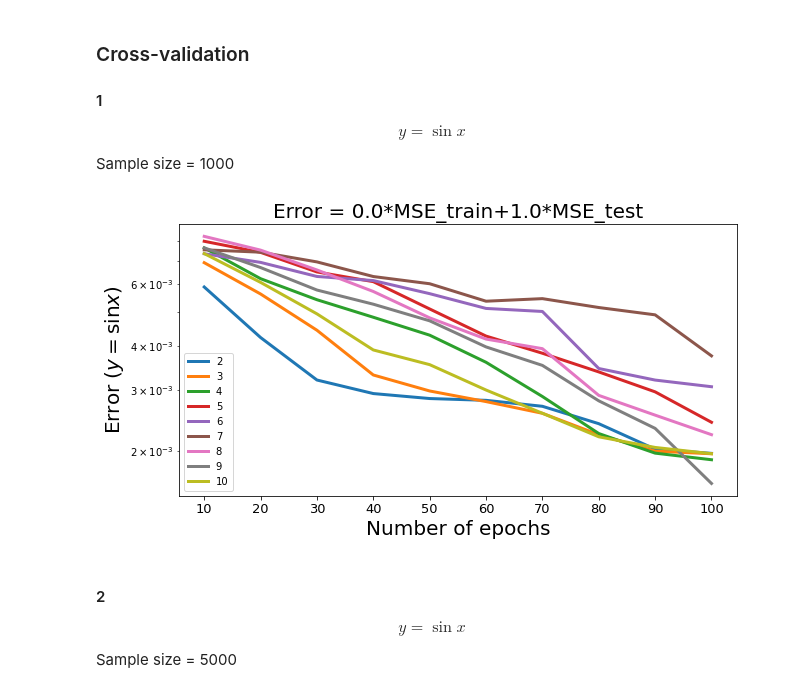
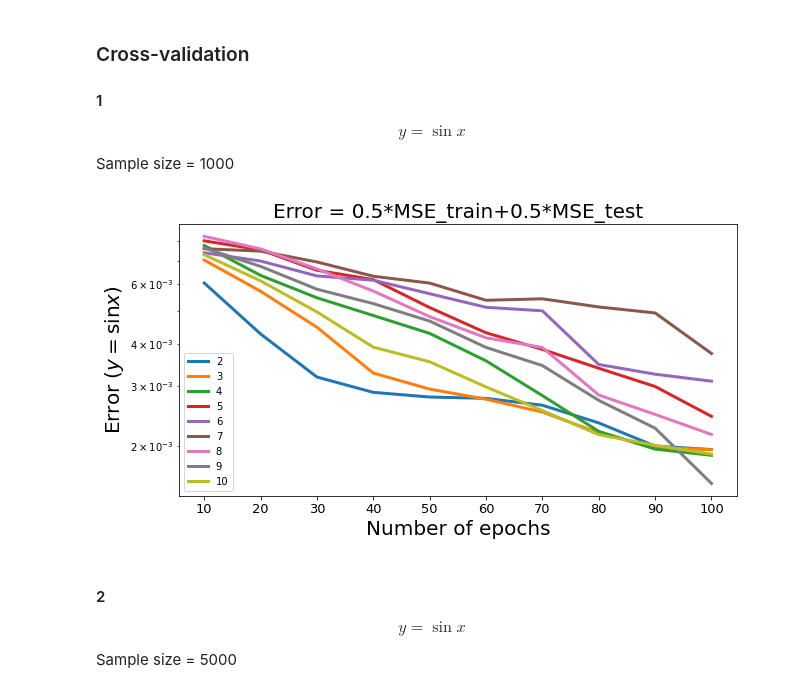
Before and after one commit to User-zwj/Thesis_Wenjuan_Code, a Jupyter notebook: Chapter6.ipynb, the cells around one changed output. Drawn from its saved outputs; the diff is of its cells as text; code cells hidden in the pictures.

```diff
--- a/Chapter6.ipynb
+++ b/Chapter6.ipynb
@@ -470,27 +470,27 @@ Sample size = 1000
 # %%
 ## Training size = 1000
 epo_ls = 10*np.arange(1,11)
 hid_ls = np.arange(2,11) #1 is not good
 score_all = np.zeros((len(hid_ls),len(epo_ls)))
-ratio = [0.0, 1.0]
+ratio = [0.5, 0.5]
 
 for i in range(len(hid_ls)):
     filename = 'Data/sin_1%s1_split_MSE.mat'%(hid_ls[i])
     partial_data = sio.loadmat(filename)
     score_all[i] = ratio[0]*partial_data['train'] + ratio[1]*partial_data['test']    #formula to compute score
 
 fig = plt.figure(figsize=(10,5))
 for i in range(len(hid_ls)):
     plt.semilogy(epo_ls, score_all[i,:], linewidth=3, label='%d'%(hid_ls[i]))
 plt.xticks(epo_ls,fontsize=13, rotation=0)
 plt.yticks(fontsize=13, rotation=0)
 plt.xlabel('Number of epochs',fontsize=20)
 plt.ylabel('Error ($y=\sin x$)',fontsize=20)
 plt.title('Error = %.1f*MSE_train+%.1f*MSE_test'%(ratio[0],ratio[1]),fontsize=20)
 plt.legend();
 # fig.savefig("images/NN_sin0.png");
 # %% [output]
-[figure, old version]
+[figure, new version]
 # %% [markdown]
 #### 2
 $$
```
Also changed, not shown: parts of 4 cells of this notebook, 24 other files.
